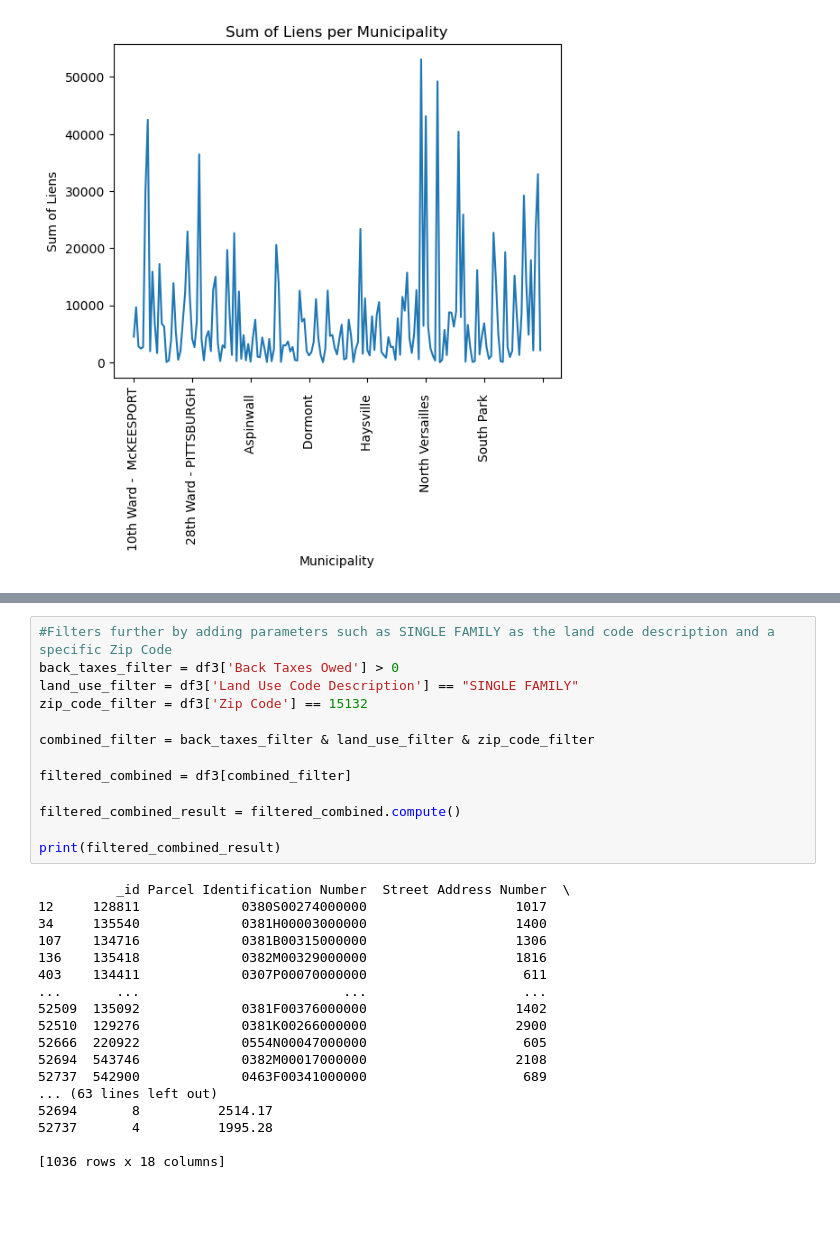
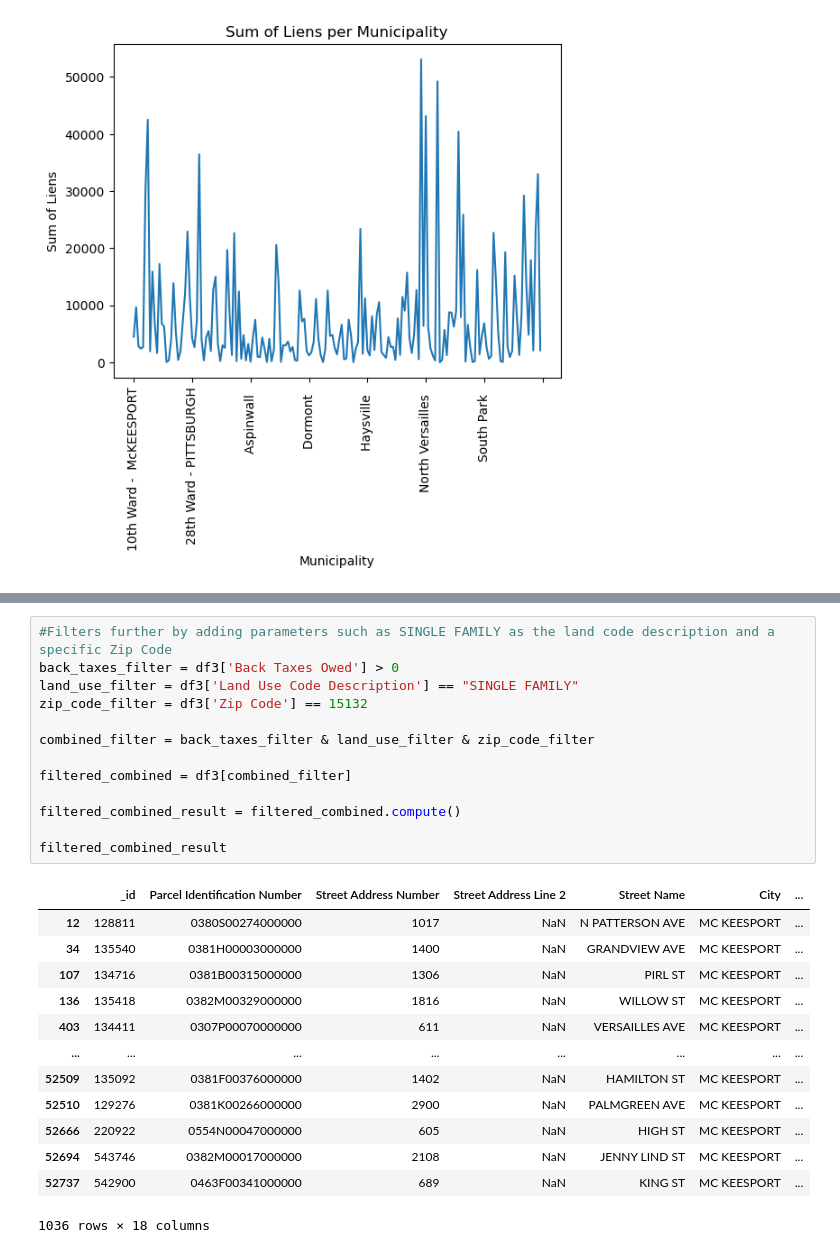
Before and after one commit to AndreaLHazzard/Project_3, a Jupyter notebook: delivery.ipynb, the cells around one changed output, grey strips where cells are left out. Saved outputs shown, nothing was run; the diff lists cells and outputs as text; blank space fills up the shorter version.

```diff
--- a/delivery.ipynb
+++ b/delivery.ipynb
@@ -69,34 +65,30 @@ print(owners_owing_back_taxes_result)
 # %%
 #Filters further by adding parameters such as SINGLE FAMILY as the land code description and a specific Zip Code
 back_taxes_filter = df3['Back Taxes Owed'] > 0
 land_use_filter = df3['Land Use Code Description'] == "SINGLE FAMILY"
 zip_code_filter = df3['Zip Code'] == 15132
 
 combined_filter = back_taxes_filter & land_use_filter & zip_code_filter
 
 filtered_combined = df3[combined_filter]
 
 filtered_combined_result = filtered_combined.compute()
 
-print(filtered_combined_result)
+filtered_combined_result
 # %% [output]
+|  | _id | Parcel Identification Number | Street Address Number | Street Address Line 2 | Street Name | City | ... |
+| 12 | 128811 | 0380S00274000000 | 1017 | NaN | N PATTERSON AVE | MC KEESPORT | ... |
+| 34 | 135540 | 0381H00003000000 | 1400 | NaN | GRANDVIEW AVE | MC KEESPORT | ... |
+| 107 | 134716 | 0381B00315000000 | 1306 | NaN | PIRL ST | MC KEESPORT | ... |
+| 136 | 135418 | 0382M00329000000 | 1816 | NaN | WILLOW ST | MC KEESPORT | ... |
+| 403 | 134411 | 0307P00070000000 | 611 | NaN | VERSAILLES AVE | MC KEESPORT | ... |
+| ... | ... | ... | ... | ... | ... | ... | ... |
+| 52509 | 135092 | 0381F00376000000 | 1402 | NaN | HAMILTON ST | MC KEESPORT | ... |
+| 52510 | 129276 | 0381K00266000000 | 2900 | NaN | PALMGREEN AVE | MC KEESPORT | ... |
+| 52666 | 220922 | 0554N00047000000 | 605 | NaN | HIGH ST | MC KEESPORT | ... |
+| 52694 | 543746 | 0382M00017000000 | 2108 | NaN | JENNY LIND ST | MC KEESPORT | ... |
+| 52737 | 542900 | 0463F00341000000 | 689 | NaN | KING ST | MC KEESPORT | ... |
-          _id Parcel Identification Number  Street Address Number  \
-12     128811             0380S00274000000                   1017
-34     135540             0381H00003000000                   1400
-107    134716             0381B00315000000                   1306
-136    135418             0382M00329000000                   1816
-403    134411             0307P00070000000                    611
-...       ...                          ...                    ...
-52509  135092             0381F00376000000                   1402
-52510  129276             0381K00266000000                   2900
-52666  220922             0554N00047000000                    605
-52694  543746             0382M00017000000                   2108
-52737  542900             0463F00341000000                    689
-... (63 lines left out)
-52694       8          2514.17
-52737       4          1995.28
-
-[1036 rows x 18 columns]
+1036 rows × 18 columns
 # %%
 #Prompts the user to search the database with a zip code they input instead
 def search_by_zip_code(df, zip_code):
```
Also changed, not shown: parts of 2 cells of this notebook, 2 other files.
